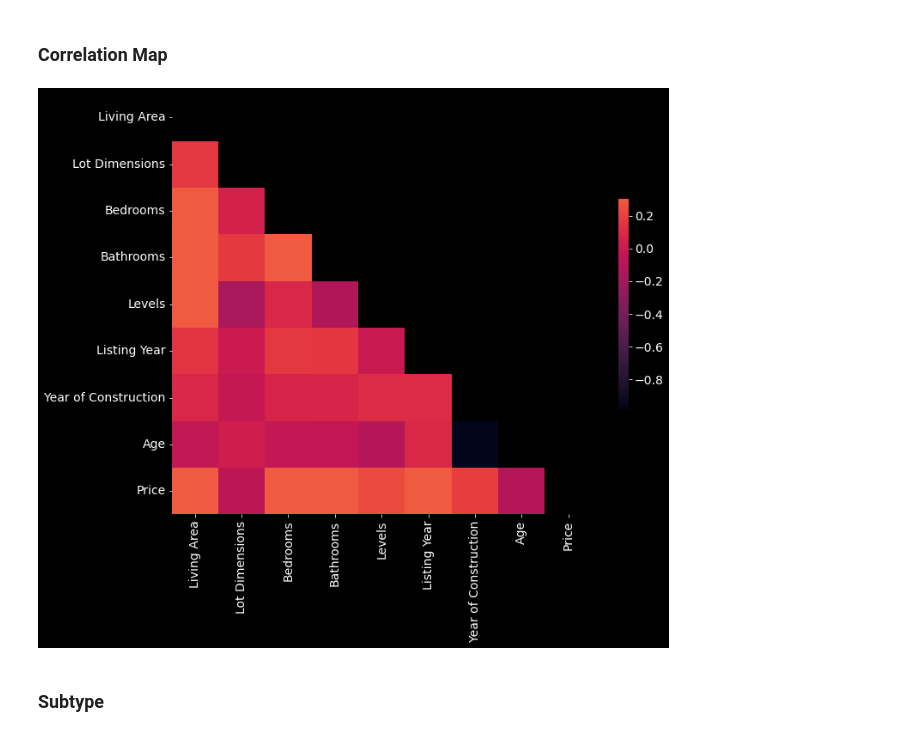
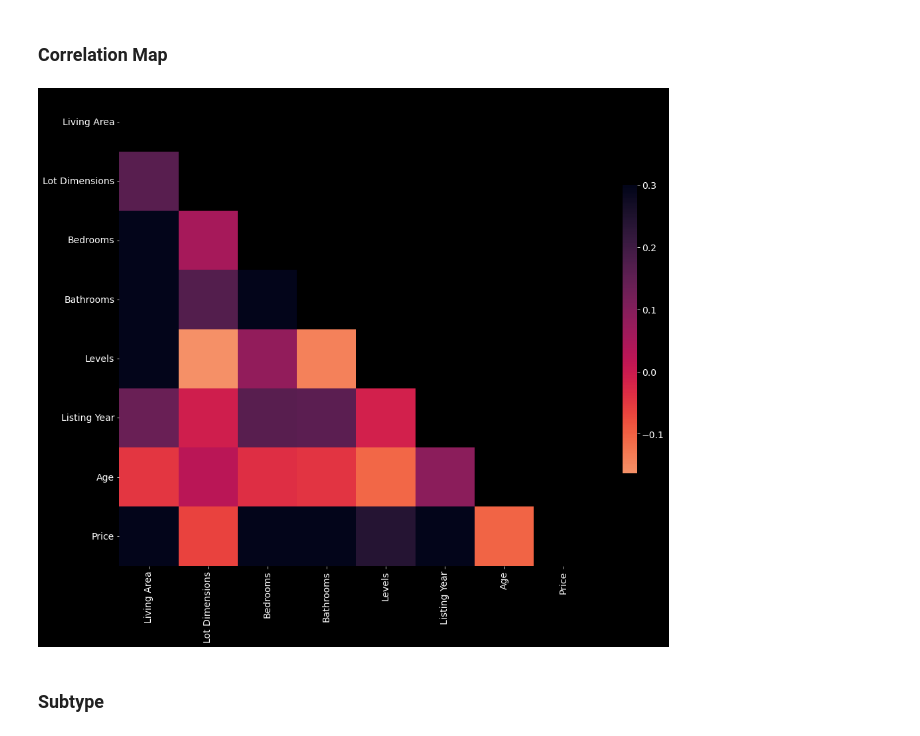
Before and after one commit to simkass/quebec-real-estate-analysis, a Jupyter notebook: notebooks/visualization.ipynb, the cells around one changed output. Cells and saved outputs as stored; diff of their text form; code cells hidden in the pictures.

Commit message:
Save figures

```diff
--- a/notebooks/visualization.ipynb
+++ b/notebooks/visualization.ipynb
@@ -126,15 +126,16 @@ def plot_corr_map(df):
     mask = np.triu(np.ones_like(corr, dtype=bool))
 
     # Set up the matplotlib figure
-    _, _ = plt.subplots(figsize=(11, 9))
+    _, _ = plt.subplots(figsize=(16, 16))
 
     # Draw the heatmap with the mask and correct aspect ratio
-    sns.heatmap(corr, mask=mask, vmax=.3, cmap="rocket", center=0,
+    sns.heatmap(corr, mask=mask, vmax=.3, cmap="rocket_r", center=0,
                 square=True, linewidths=0, cbar_kws={"shrink": .5})
-# %%
-plot_corr_map(listings_df)
-# %% [output]
-[figure, removed]
+# %%
+plot_corr_map(listings_df.drop(columns=["Year of Construction"]))
+plt.savefig('./figures/visualization/corr-map.png', transparent=True)
+# %% [output]
+[figure, added]
 # %% [markdown]
 ### Subtype
 # %%
```
Also changed, not shown: parts of 18 cells of this notebook, 23 other files.
